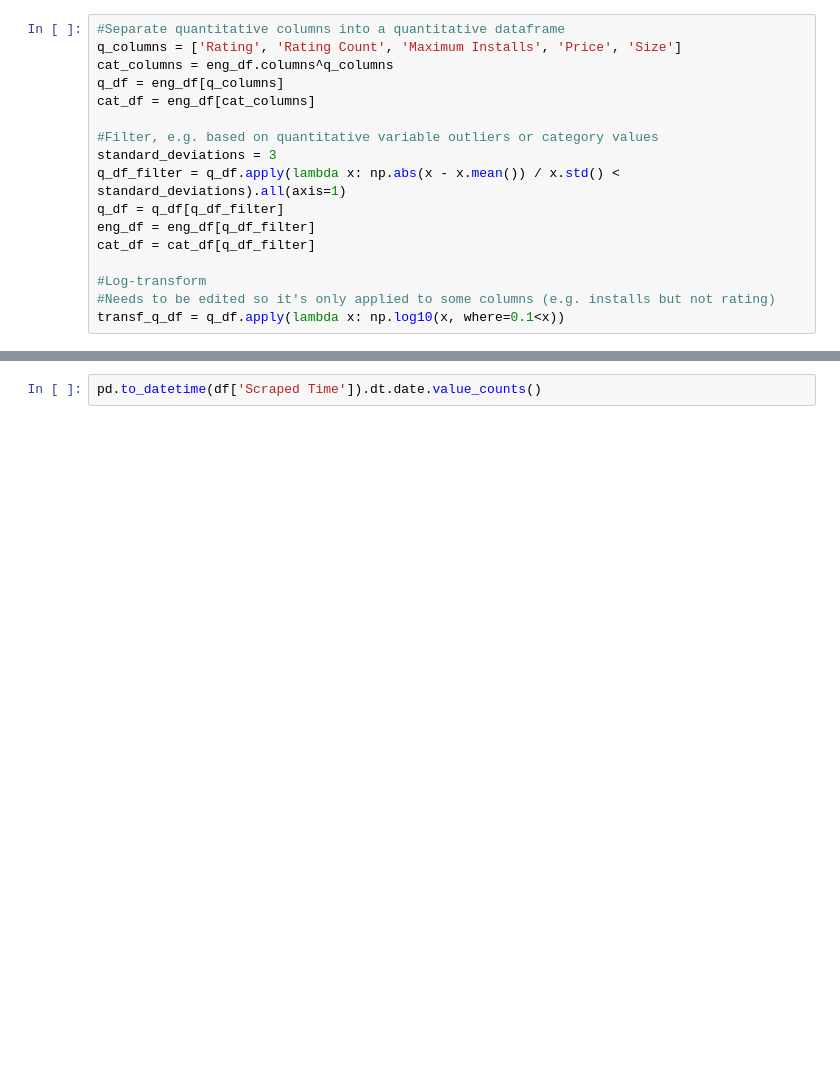
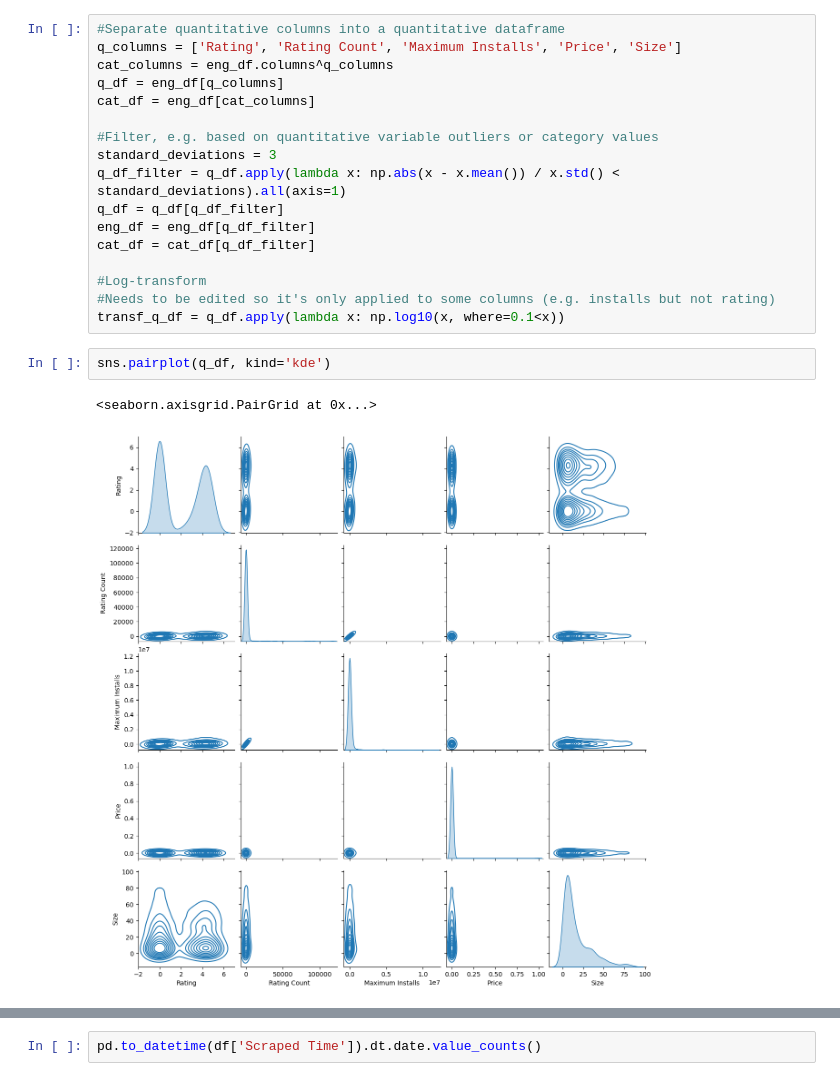
Before and after one commit to LSpekschoor/SDP_PO_123, a Jupyter notebook: Analyse-merged.ipynb, the cells around one changed output, grey strips where cells are left out. Drawn from its saved outputs; the diff is of its cells as text; blank space fills up the shorter version.

```diff
--- a/Analyse-merged.ipynb
+++ b/Analyse-merged.ipynb
@@ -74,6 +83,11 @@ cat_df = cat_df[q_df_filter]
 #Log-transform
 #Needs to be edited so it's only applied to some columns (e.g. installs but not rating)
 transf_q_df = q_df.apply(lambda x: np.log10(x, where=0.1<x))
+# %%
+sns.pairplot(q_df, kind='kde')
+# %% [output]
+<seaborn.axisgrid.PairGrid at 0x...>
+[figure, added]
 # %%
 sns.pairplot(transf_q_df, kind="kde")
 #One by one alternative: sns.distplot(col1, col2)
```
Also changed, not shown: parts of 9 cells of this notebook.
